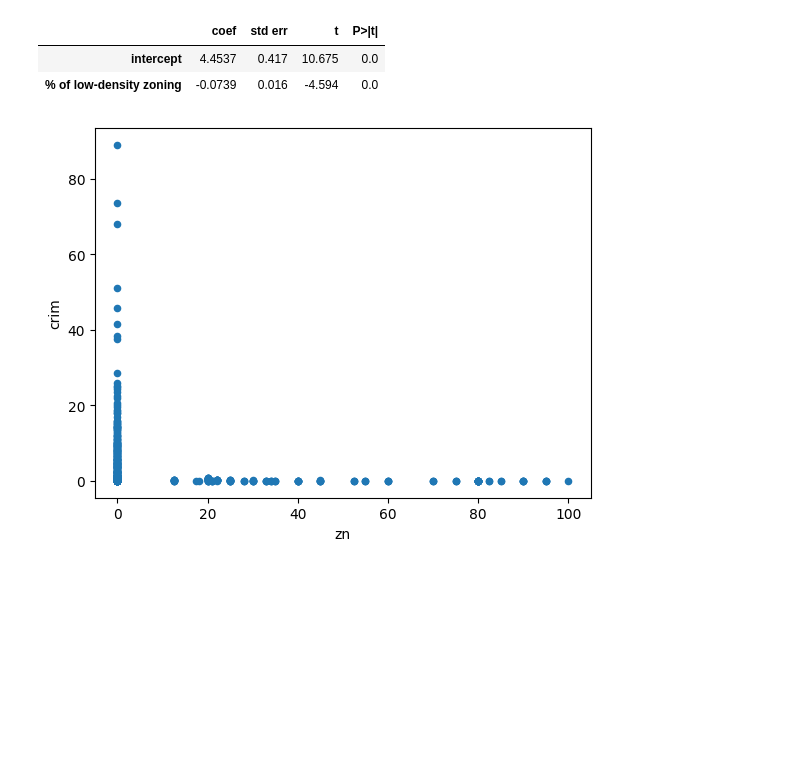
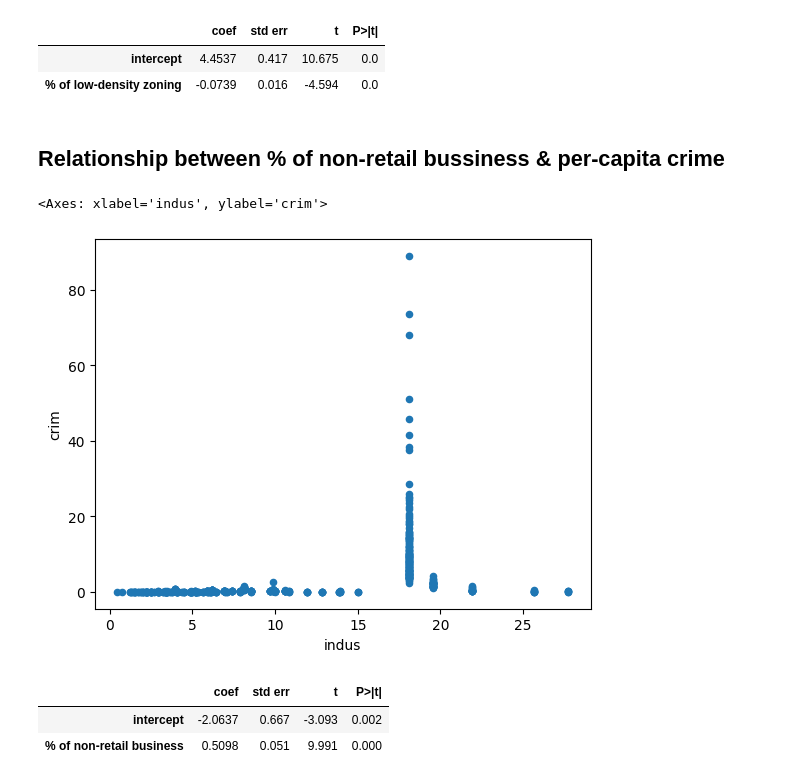
Before and after one commit to caoa0816/ISLP_labs, a Jupyter notebook: main/ch03_exercise.ipynb, the cells around one changed output. Saved outputs shown, nothing was run; the diff lists cells and outputs as text; code cells hidden in the pictures; blank space fills up the shorter version.

```diff
--- a/main/ch03_exercise.ipynb
+++ b/main/ch03_exercise.ipynb
@@ -70,7 +53,21 @@ summarize(results)
 |  | coef | std err | t | P>|t| |
 | intercept | 4.4537 | 0.417 | 10.675 | 0.0 |
 | % of low-density zoning | -0.0739 | 0.016 | -4.594 | 0.0 |
-# %%
-ax = boston.plot.scatter('zn', 'crim')
-# %% [output]
-[figure, removed]
+# %% [markdown]
+## Relationship between % of non-retail bussiness & per-capita crime
+# %%
+boston.plot.scatter('indus', 'crim')
+# %% [output]
+<Axes: xlabel='indus', ylabel='crim'>
+[figure, added]
+# %%
+x = pd.DataFrame(
+    {'intercept': np.ones(row_count),
+    '% of non-retail business': boston['indus']})
+model = sm.OLS(y, x)
+results = model.fit()
+summarize(results)
+# %% [output]
+|  | coef | std err | t | P>|t| |
+| intercept | -2.0637 | 0.667 | -3.093 | 0.002 |
+| % of non-retail business | 0.5098 | 0.051 | 9.991 | 0.000 |
```
Also changed, not shown: parts of 40 cells of this notebook.
